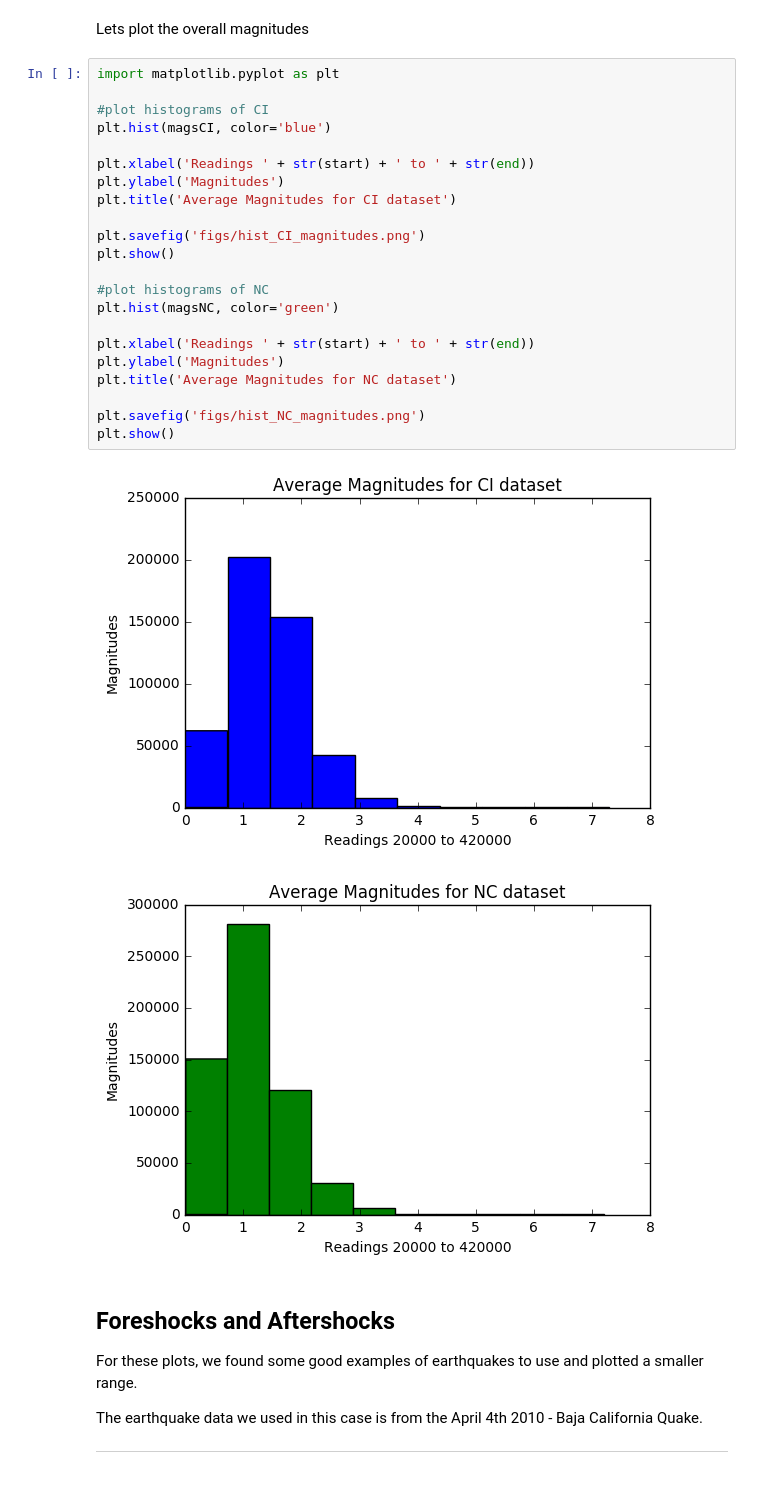
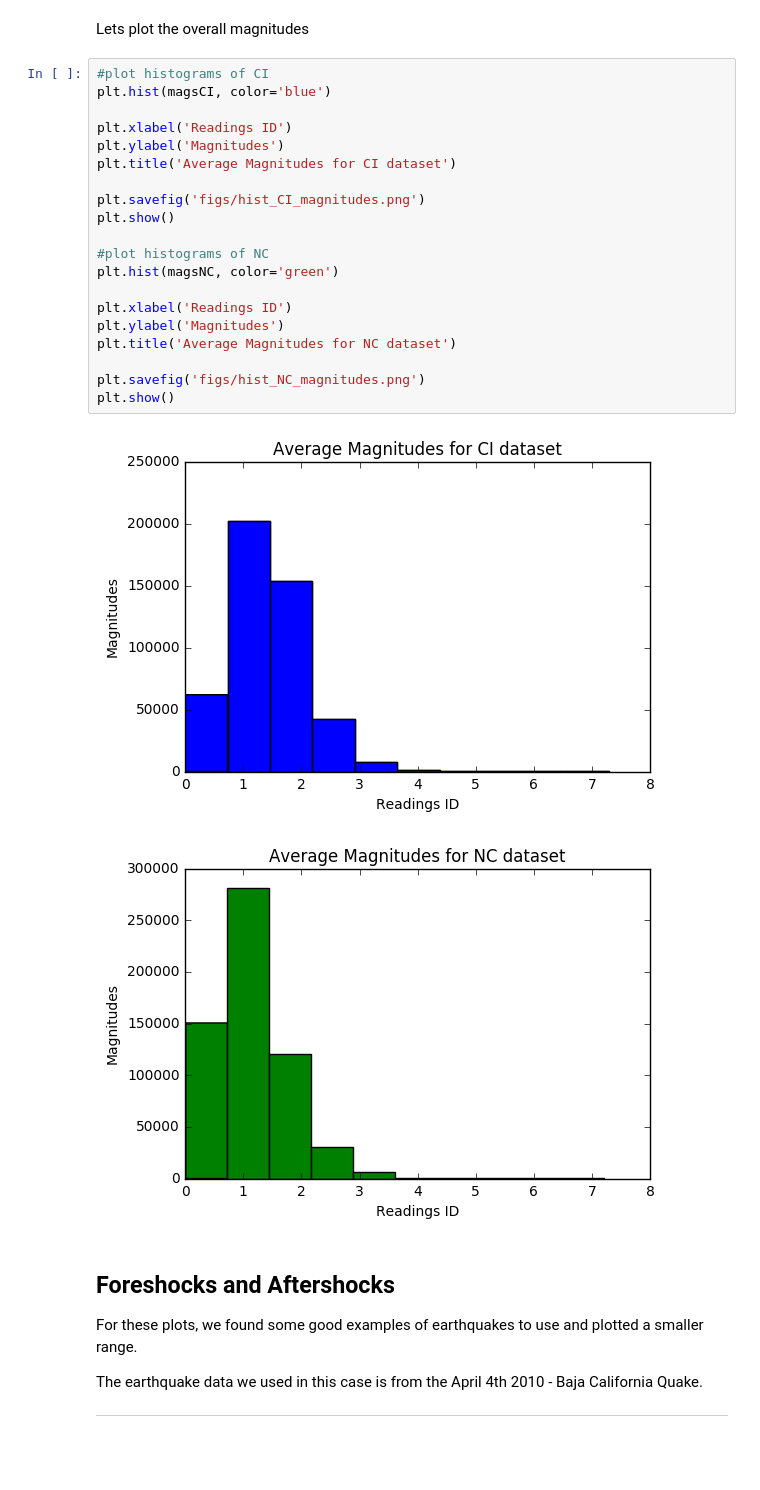
Before and after one commit to nevelo/quake-predict, a Jupyter notebook: Visual-QuakeData.ipynb, the cells around one changed output. Cells and saved outputs as stored; diff of their text form.

```diff
--- a/Visual-QuakeData.ipynb
+++ b/Visual-QuakeData.ipynb
@@ -138,30 +140,28 @@ NC Data - first 5 - Size: 588914
 # %% [markdown]
 Lets plot the overall magnitudes
 # %%
-import matplotlib.pyplot as plt
-
 #plot histograms of CI
 plt.hist(magsCI, color='blue')
 
-plt.xlabel('Readings ' + str(start) + ' to ' + str(end))
+plt.xlabel('Readings ID')
 plt.ylabel('Magnitudes')
 plt.title('Average Magnitudes for CI dataset')
 
 plt.savefig('figs/hist_CI_magnitudes.png')
 plt.show()
 
 #plot histograms of NC
 plt.hist(magsNC, color='green')
 
-plt.xlabel('Readings ' + str(start) + ' to ' + str(end))
+plt.xlabel('Readings ID')
 plt.ylabel('Magnitudes')
 plt.title('Average Magnitudes for NC dataset')
 
 plt.savefig('figs/hist_NC_magnitudes.png')
 plt.show()
 # %% [output]
-[figure, old version]
+[figure, new version]
-[figure, old version]
+[figure, new version]
 # %% [markdown]
 ## Foreshocks and Aftershocks
 
```
Also changed, not shown: parts of 5 cells of this notebook, 3 other files.
